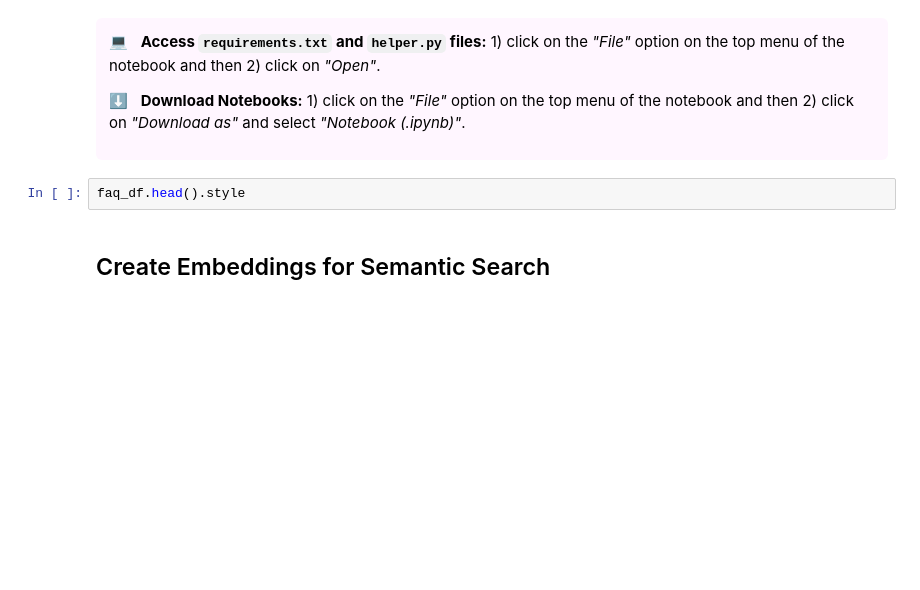
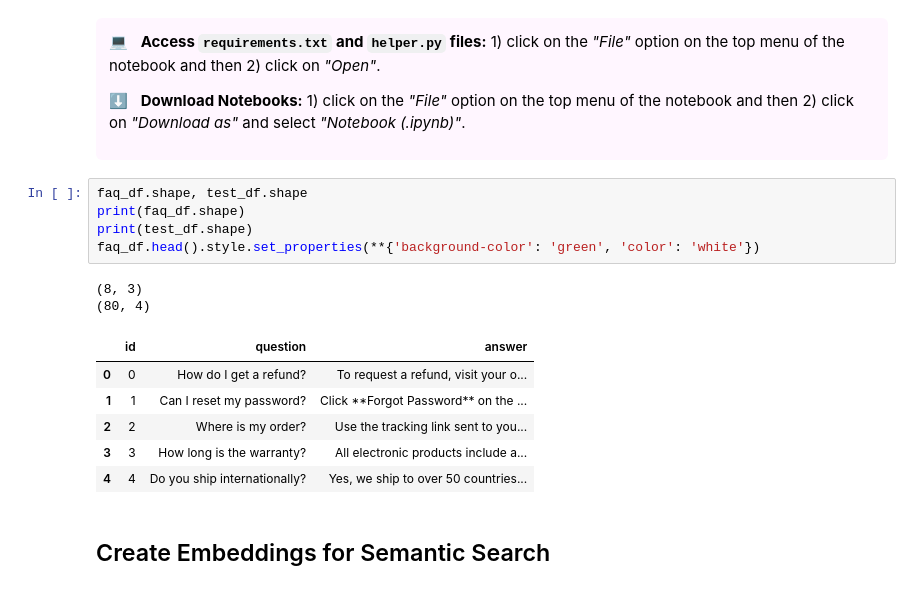
Before and after one commit to charoensri/DeepLearning-RedisCaching, a Jupyter notebook: L2/Redis-cache-RAG-L2.ipynb, the cells around one changed output. Drawn from its saved outputs; the diff is of its cells as text; blank space fills up the shorter version.

```diff
--- a/L2/Redis-cache-RAG-L2.ipynb
+++ b/L2/Redis-cache-RAG-L2.ipynb
@@ -27,7 +140,19 @@ test_df = faq_data.test_df
 <p> ⬇ &nbsp; <b>Download Notebooks:</b> 1) click on the <em>"File"</em> option on the top menu of the notebook and then 2) click on <em>"Download as"</em> and select <em>"Notebook (.ipynb)"</em>.</p>
 </div>
 # %%
-faq_df.head().style
+faq_df.shape, test_df.shape
+print(faq_df.shape)
+print(test_df.shape)
+faq_df.head().style.set_properties(**{'background-color': 'green', 'color': 'white'})
+# %% [output]
+(8, 3)
+(80, 4)
+|  | id | question | answer |
+| 0 | 0 | How do I get a refund? | To request a refund, visit your o... |
+| 1 | 1 | Can I reset my password? | Click **Forgot Password** on the ... |
+| 2 | 2 | Where is my order? | Use the tracking link sent to you... |
+| 3 | 3 | How long is the warranty? | All electronic products include a... |
+| 4 | 4 | Do you ship internationally? | Yes, we ship to over 50 countries... |
 # %% [markdown]
 ## Create Embeddings for Semantic Search
 # %%
```
Also changed, not shown: parts of 37 cells of this notebook.
